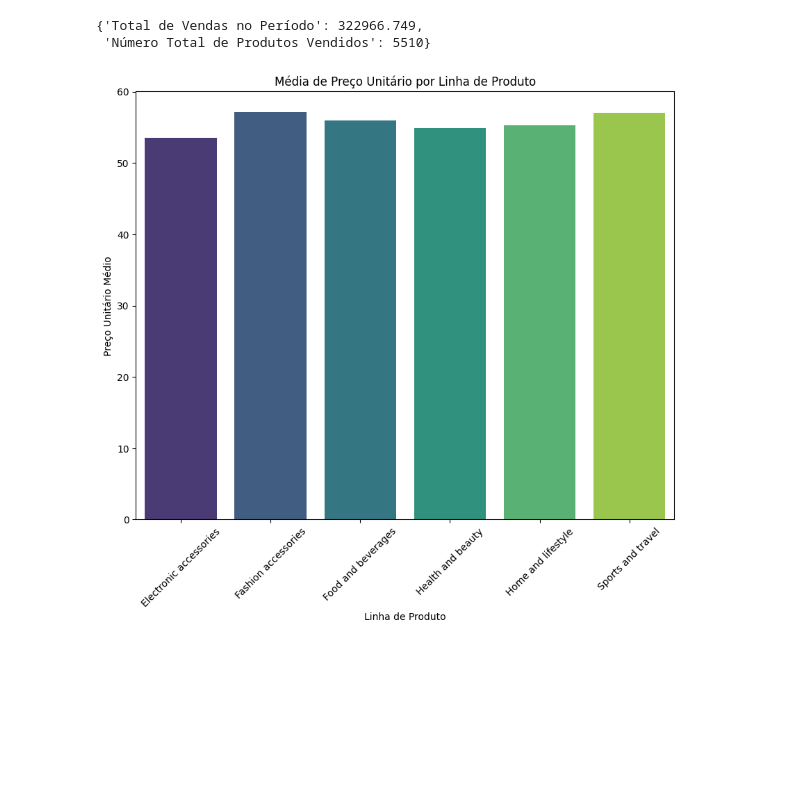
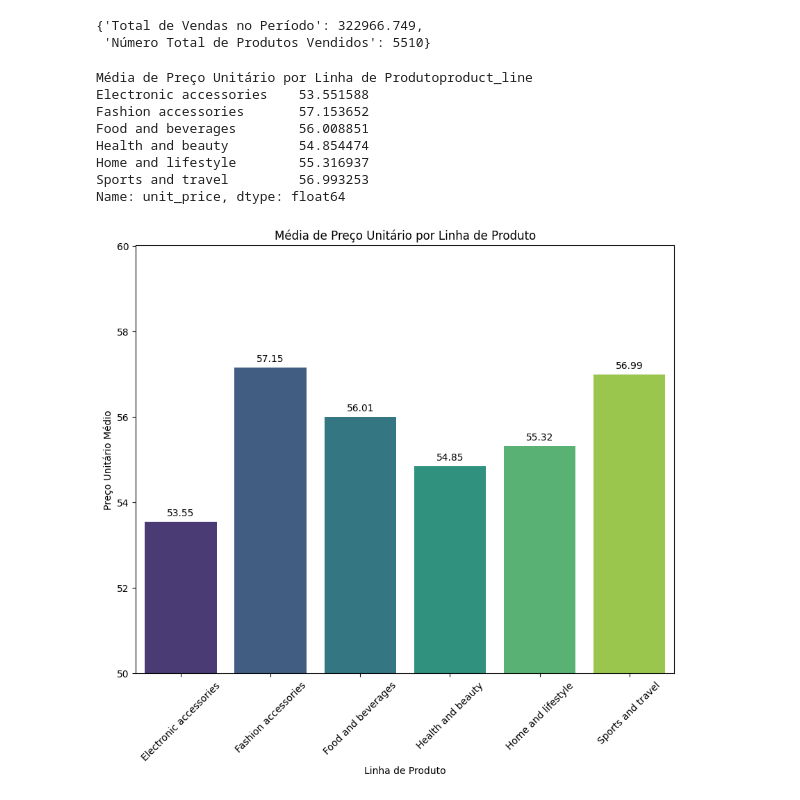
Before and after one commit to Kiwiabacaxi/Desafio-Grao, a Jupyter notebook: analise3.ipynb, the cells around one changed output. Saved outputs shown, nothing was run; the diff lists cells and outputs as text; code cells hidden in the pictures; blank space fills up the shorter version.

```diff
--- a/analise3.ipynb
+++ b/analise3.ipynb
@@ -114,16 +143,43 @@ kpi_results
  'Número Total de Produtos Vendidos': 5510}
 # %%
 # 3 Média de preço unitário por linha de produto usando seaborn
+print(f"Média de Preço Unitário por Linha de Produto{avg_price_per_line} ")
 
 # Vamos criar um gráfico de barras para visualizar a média de preço unitário por linha de produto
 plt.figure(figsize=(10, 8))
-sns.barplot(x=avg_price_per_line.index, y=avg_price_per_line.values, hue=avg_price_per_line.index, palette='viridis', legend=False)
-plt.title('Média de Preço Unitário por Linha de Produto')
-plt.xlabel('Linha de Produto')
-plt.ylabel('Preço Unitário Médio')
+barplot = sns.barplot(
+    x=avg_price_per_line.index,
+    y=avg_price_per_line.values,
+    hue=avg_price_per_line.index,
+    palette="viridis",
+)
+
+# Adicionando o valor de cada barra no topo
+for p in barplot.patches:
+    barplot.annotate(format(p.get_height(), '.2f'),
+                   (p.get_x() + p.get_width() / 2., p.get_height()),
+                   ha = 'center', va = 'center',
+                   xytext = (0, 9),
+                   textcoords = 'offset points')
+
+plt.title("Média de Preço Unitário por Linha de Produto")
+plt.xlabel("Linha de Produto")
+plt.ylabel("Preço Unitário Médio")
 plt.xticks(rotation=45)
+
+# Deixar o eixo y a partir de 50
+plt.ylim(50, None)
+
 plt.show()
 # %% [output]
+Média de Preço Unitário por Linha de Produtoproduct_line
+Electronic accessories    53.551588
+Fashion accessories       57.153652
+Food and beverages        56.008851
+Health and beauty         54.854474
+Home and lifestyle        55.316937
+Sports and travel         56.993253
+Name: unit_price, dtype: float64
-[figure, old version]
+[figure, new version]
 # %%
 # 4 - Linha de produto mais vendido (em termos de quantidade) -> usando seaborn e deixando uma cor diferente para a linha de produto mais vendida
```
Also changed, not shown: parts of 13 cells of this notebook, 2 other files.
